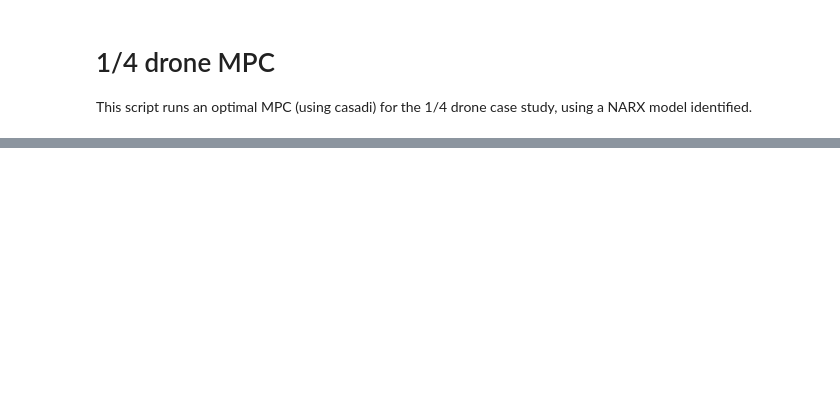
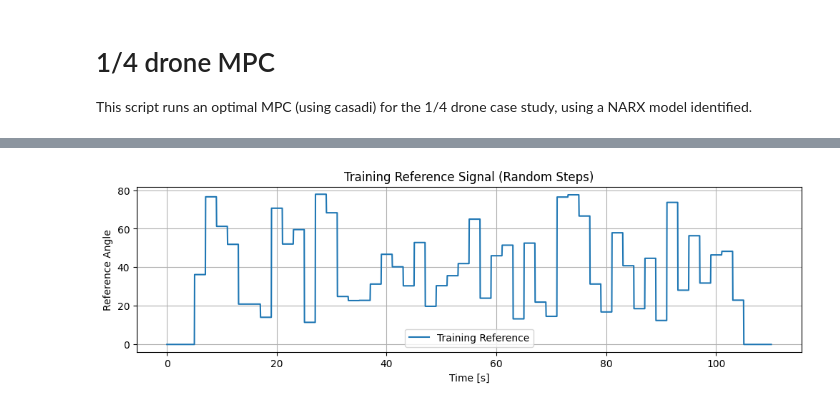
Before and after one commit to helonayala/sysid, a Jupyter notebook: narx_mpc_14_drone.ipynb, the cells around one changed output, grey strips where cells are left out. Drawn from its saved outputs; the diff is of its cells as text; code cells hidden in the pictures; blank space fills up the shorter version.

```diff
--- a/narx_mpc_14_drone.ipynb
+++ b/narx_mpc_14_drone.ipynb
@@ -193,0 +197,79 @@ plt.show()
+# %%
+# 7. Reference Sequence Generation (Adjustable Random Steps)
+np.random.seed(42)
+
+# --- ADJUSTABLE PARAMETERS ---
+n_steps = 50          # Number of random steps
+step_duration = 2.0   # Duration of each step in seconds
+amp_min = 10.0        # Minimum amplitude for the steps
+amp_max = 80.0        # Maximum amplitude for the steps
+zero_duration = 5.0   # Duration of zero-signal padding at start and end [s]
+# -----------------------------
+
+train_pieces = []
+for i in range(n_steps):
+    # Generate a random amplitude for this step
+    S = np.random.uniform(amp_min, amp_max)
+    samples_step = int(round(step_duration / Ts))
+    train_pieces.append(np.full(samples_step, S))
+
+# Initial and final zero padding
+n_zero_samples = int(round(zero_duration / Ts)) + 1
+zerovec = np.zeros(n_zero_samples)
+x2ref_train = np.concatenate([zerovec, np.concatenate(train_pieces), zerovec])
+
+steps_train = len(x2ref_train)
+tvec_train = np.arange(0, steps_train * Ts, Ts)
+
+# Plotting the generated steps
+plt.figure(figsize=(12, 3))
+plt.plot(tvec_train, x2ref_train, label='Training Reference')
+plt.xlabel('Time [s]')
+plt.ylabel('Reference Angle')
+plt.title('Training Reference Signal (Random Steps)')
+plt.legend()
+plt.grid(True)
+plt.show()
+
+
+# # 7. Reference Sequence Generation (Rich Signal for Dataset)
+# np.random.seed(42)
+
+# N_pairs = 20
+# train_pieces = []
+# for i in range(N_pairs):
+#     S = np.random.uniform(10.0, 80.0)
+#     step_duration1 = np.random.uniform(5.0, 10.0)
+#     samples_step1 = int(round(step_duration1 / Ts))
+#     train_pieces.append(np.full(samples_step1, S))
+
+#     f = np.random.uniform(0.1, 0.5)
+#     T_period = 1.0 / f
+#     samples_sine = int(round((2 * T_period) / Ts))
+#     t_sine = np.arange(0, samples_sine * Ts, Ts)
+#     A = np.random.uniform(5.0, 10.0)
+#     sine_wave = S + A * np.sin(2 * np.pi * f * t_sine)
+#     train_pieces.append(sine_wave)
+
+#     step_duration2 = np.random.uniform(5.0, 10.0)
+#     samples_step2 = int(round(step_duration2 / Ts))
+#     train_pieces.append(np.full(samples_step2, S))
+
+# zero_seconds = 5.0
+# n_zero_seconds = int(round(zero_seconds / Ts)) + 1
+# zerovec = np.zeros(n_zero_seconds)
+# x2ref_train = np.concatenate([zerovec, np.concatenate(train_pieces), zerovec])
+
+# steps_train = len(x2ref_train)
+# tvec_train = np.arange(0, steps_train * Ts, Ts)
+
+# plt.figure(figsize=(12, 3))
+# plt.plot(tvec_train, x2ref_train, label='Training Reference')
+# plt.xlabel('Time [s]')
+# plt.ylabel('Reference Angle')
+# plt.title('Training Reference Signal (Rich)')
+# plt.legend()
+# plt.grid(True)
+# plt.show()
+# %% [output]
+[figure, added]
```
Also changed, not shown: parts of 7 cells of this notebook.
